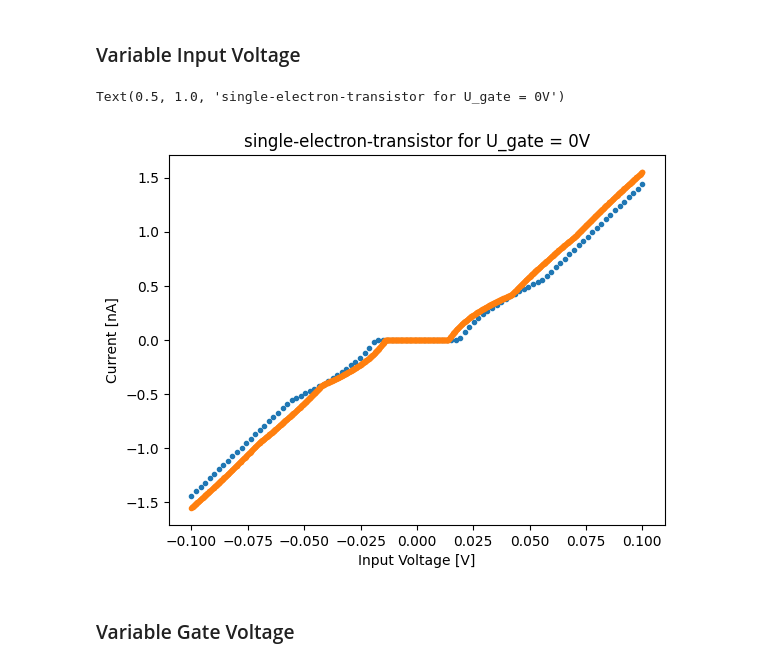
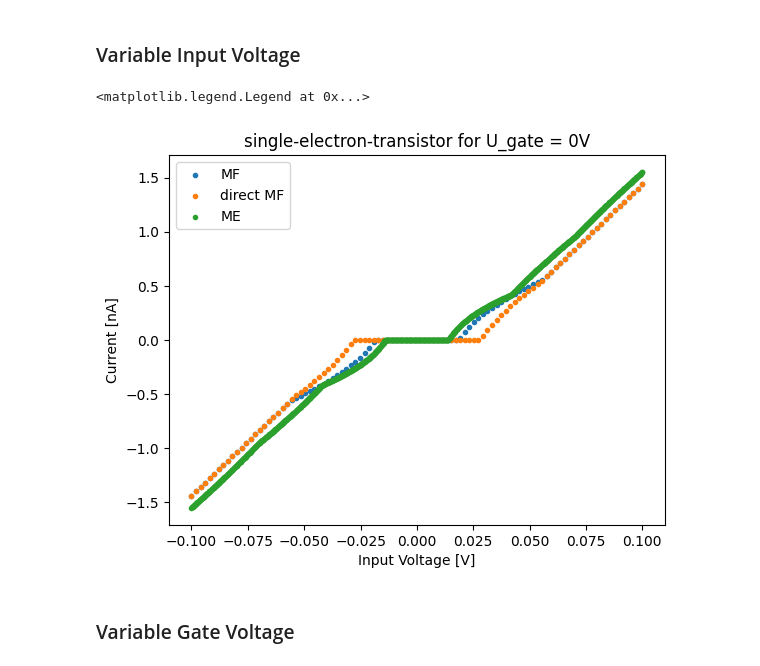
Before and after one commit to evanwonisch/NanoNetsMF, a Jupyter notebook: run/single_electron_transistor.ipynb, the cells around one changed output. Cells and saved outputs as stored; diff of their text form; code cells hidden in the pictures.

```diff
--- a/run/single_electron_transistor.ipynb
+++ b/run/single_electron_transistor.ipynb
@@ -20,23 +20,28 @@ mf = MeanField(net)
 # %%
 Us = np.linspace(-0.1, 0.1, 100)
 Is = np.zeros(100)
+Is_direct = np.zeros(100)
 
 for i, U in enumerate(Us):
     net.set_voltage_config([U, 0], 0)
-    Is[i] = -mf.calc_expected_electrode_current(mf.confidence_based_solve(eps = 0.01), 1) * CONST.electron_charge
+    state = mf.confidence_based_solve(eps = 0.01)
+    Is[i] = -mf.calc_expected_electrode_current(state, 1) * CONST.electron_charge
+    Is_direct[i] = -mf.antisymmetric_tunnel_rate_electrode(state, 1) * CONST.electron_charge
 # %%
 # KMC data
-_, U_data, I_data = np.loadtxt("../out/set_0.0.csv", unpack = True, skiprows = 1, delimiter = ",")
+_, U_data, I_data = np.loadtxt("../data/set_0.0.csv", unpack = True, skiprows = 1, delimiter = ",")
 I_data = I_data / 1000 * CONST.electron_charge
 # %%
-plt.scatter(Us, Is, marker = ".")
-plt.scatter(U_data, I_data, marker = ".")
+plt.scatter(Us, Is, marker = ".", label = "MF")
+plt.scatter(Us, Is_direct, marker = ".", label = "direct MF")
+plt.scatter(U_data, I_data, marker = ".", label = "ME")
 plt.xlabel("Input Voltage [V]")
 plt.ylabel("Current [nA]")
 plt.title("single-electron-transistor for U_gate = 0V")
+plt.legend()
 # %% [output]
-Text(0.5, 1.0, 'single-electron-transistor for U_gate = 0V')
+<matplotlib.legend.Legend at 0x...>
-[figure, old version]
+[figure, new version]
 # %% [markdown]
 ### Variable Gate Voltage
 # %%
```
Also changed, not shown: 3 other files.
